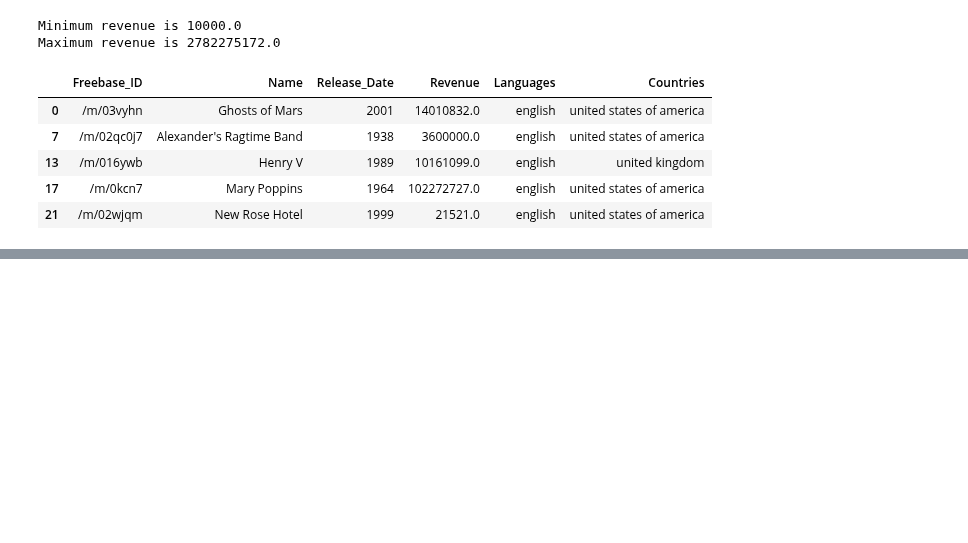
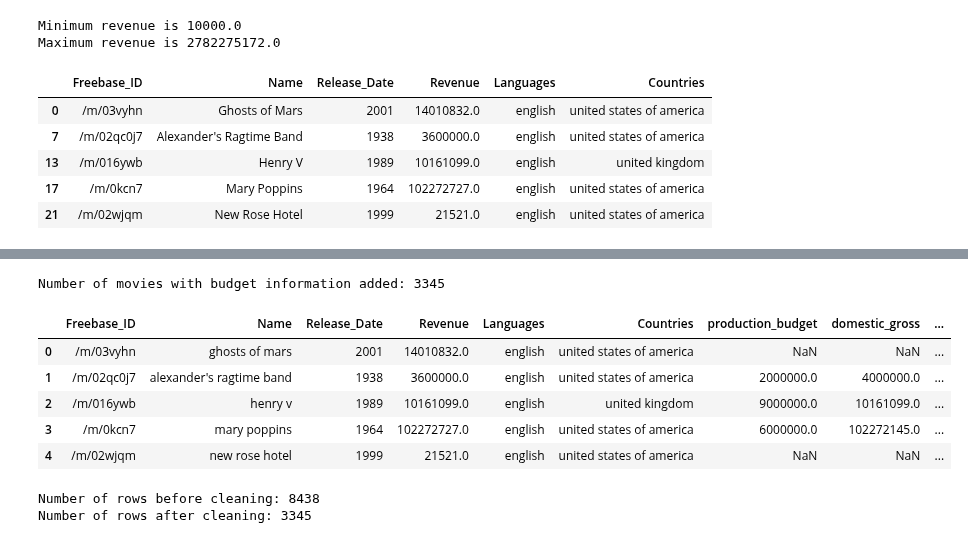
Before and after one commit to epfl-ada/ada-2024-project-thelordsofdata, a Jupyter notebook: cmu_analysis.ipynb, the cells around one changed output, grey strips where cells are left out. Drawn from its saved outputs; the diff is of its cells as text; code cells hidden in the pictures; blank space fills up the shorter version.

Commit message:
added the column for domestic_gross, and production_budget, losing a lot of rows though

```diff
--- a/cmu_analysis.ipynb
+++ b/cmu_analysis.ipynb
@@ -214,0 +260,9 @@ df_copy.to_csv('clean_data/cmu_cleaned.csv', index=False)
+# %%
+# DATA CLEANING FOR df_movie_gross
+df_movie_gross = df_movie_gross.rename(columns={'title': 'Name'})
+# added the column producion budget with NaN values
+df_movie_gross['production_budget'] = [ np.nan for i in range(len(df_movie_gross))]
+df_movie_gross['foreign_gross'] = pd.to_numeric(df_movie_gross['foreign_gross'], errors='coerce')
+df_movie_gross['worldwide_gross'] = df_movie_gross['domestic_gross'] + df_movie_gross['foreign_gross']
+df_movie_gross.drop(columns = ['studio', 'year', 'foreign_gross'], inplace= True)
+df_movie_gross.head()
@@ -214,0 +276,20 @@ df_copy.to_csv('clean_data/cmu_cleaned.csv', index=False)
+# %%
+# CREATE A DATASET THAT COMBINES THE INFO OF BOTH MOVIE GROSS AND MOVIE BUDGETS
+df_movie_gross['Name'] = df_movie_gross['Name'].str.strip().str.lower()
+df_movie_budgets['Name'] = df_movie_budgets['Name'].str.strip().str.lower()
+
+# Perform an outer merge on 'Name',  keeping all movies from both DataFrames
+df_combined = pd.merge(
+    df_movie_gross,
+    df_movie_budgets[['Name', 'production_budget', 'domestic_gross', 'worldwide_gross']],
+    on='Name',
+    how='outer',
+    suffixes=('_gross', '_budgets')
+)
+
+# Prioritize information from df_movie_budgets when available
+df_combined['production_budget'] = df_combined['production_budget_budgets'].combine_first(df_combined['production_budget_gross'])
+df_combined['domestic_gross'] = df_combined['domestic_gross_budgets'].combine_first(df_combined['domestic_gross_gross'])
+df_combined['worldwide_gross'] = df_combined['worldwide_gross_budgets'].combine_first(df_combined['worldwide_gross_gross'])
+df_combined.drop(columns=['production_budget_gross', 'production_budget_budgets', 'domestic_gross_gross', 'domestic_gross_budgets', 'worldwide_gross_gross', 'worldwide_gross_budgets'], inplace=True)
+df_combined.head()
@@ -214,0 +303,30 @@ df_copy.to_csv('clean_data/cmu_cleaned.csv', index=False)
+# %%
+# MERGE THE INFO INTO THE ORGINAL DTASET, IF THE MOVIE IS PRESENT
+df_cleaned['Name'] = df_cleaned['Name'].str.strip().str.lower()
+
+# Merge combined data with domestic_gross and production budget info with the cleaned original data
+df_cleaned_with_budget = pd.merge(
+    df_cleaned,
+    df_combined[['Name', 'production_budget', 'domestic_gross', 'worldwide_gross']],
+    left_on='Name',
+    right_on='Name',
+    how='left'
+)
+
+print(f"Number of movies with budget information added: {df_cleaned_with_budget['production_budget'].notna().sum()}")
+df_cleaned_with_budget.head()
+# %% [output]
+Number of movies with budget information added: 3345
+|  | Freebase_ID | Name | Release_Date | Revenue | Languages | Countries | production_budget | domestic_gross | ... |
+| 0 | /m/03vyhn | ghosts of mars | 2001 | 14010832.0 | english | united states of america | NaN | NaN | ... |
+| 1 | /m/02qc0j7 | alexander's ragtime band | 1938 | 3600000.0 | english | united states of america | 2000000.0 | 4000000.0 | ... |
+| 2 | /m/016ywb | henry v | 1989 | 10161099.0 | english | united kingdom | 9000000.0 | 10161099.0 | ... |
+| 3 | /m/0kcn7 | mary poppins | 1964 | 102272727.0 | english | united states of america | 6000000.0 | 102272145.0 | ... |
+| 4 | /m/02wjqm | new rose hotel | 1999 | 21521.0 | english | united states of america | NaN | NaN | ... |
+# %%
+print(f"Number of rows before cleaning: {len(df_cleaned_with_budget)}")
+df_cleaned_with_budget_drop = df_cleaned_with_budget.dropna()
+print(f"Number of rows after cleaning: {len(df_cleaned_with_budget_drop)}")
+# %% [output]
+Number of rows before cleaning: 8438
+Number of rows after cleaning: 3345
```
Also changed, not shown: parts of 9 cells of this notebook, 22 other files.
